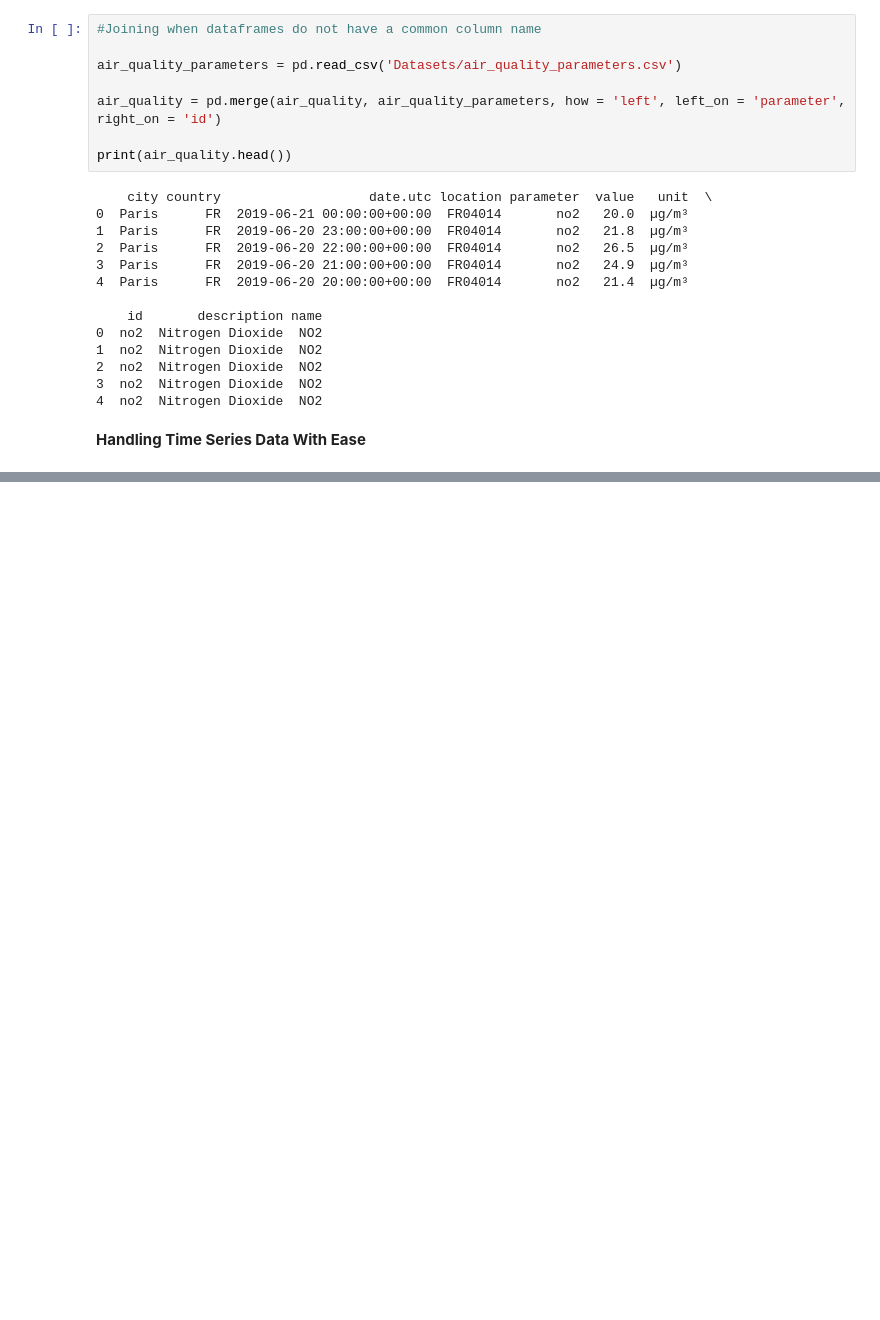
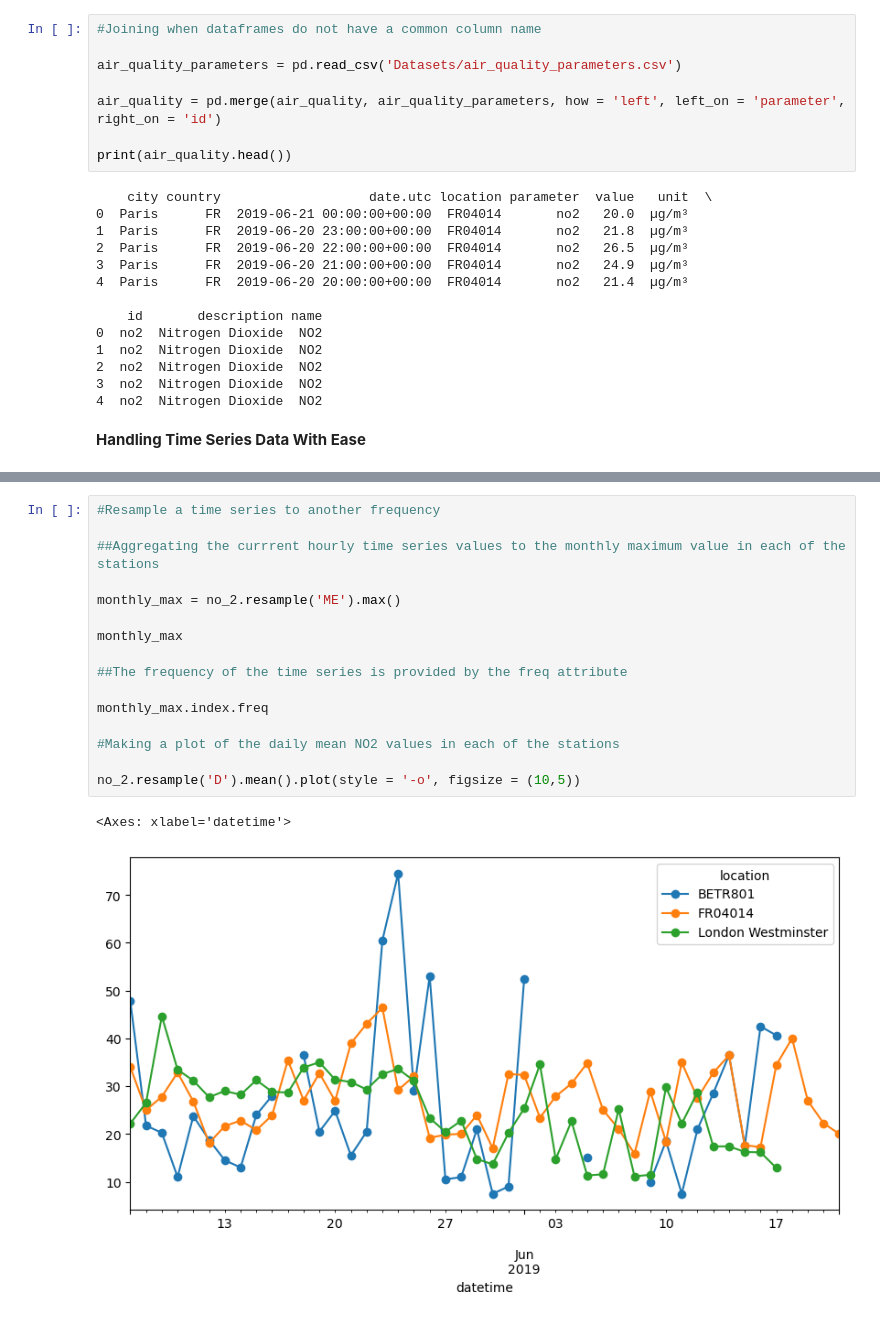
Before and after one commit to Eva088/Pandas, a Jupyter notebook: Pandas.ipynb, the cells around one changed output, grey strips where cells are left out. Drawn from its saved outputs; the diff is of its cells as text; blank space fills up the shorter version.

```diff
--- a/Pandas.ipynb
+++ b/Pandas.ipynb
@@ -511,0 +563,19 @@ air_quality.head()
+# %%
+#Resample a time series to another frequency
+
+##Aggregating the currrent hourly time series values to the monthly maximum value in each of the stations
+
+monthly_max = no_2.resample('ME').max()
+
+monthly_max
+
+##The frequency of the time series is provided by the freq attribute
+
+monthly_max.index.freq
+
+#Making a plot of the daily mean NO2 values in each of the stations
+
+no_2.resample('D').mean().plot(style = '-o', figsize = (10,5))
+# %% [output]
+<Axes: xlabel='datetime'>
+[figure, added]
```
Also changed, not shown: parts of 3 cells of this notebook.
